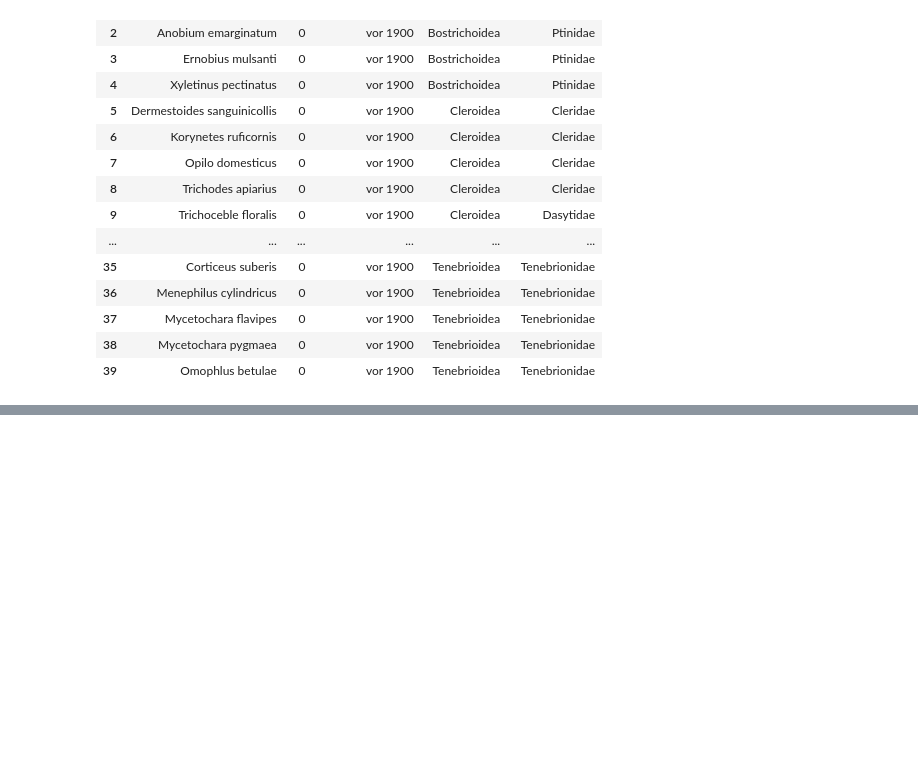
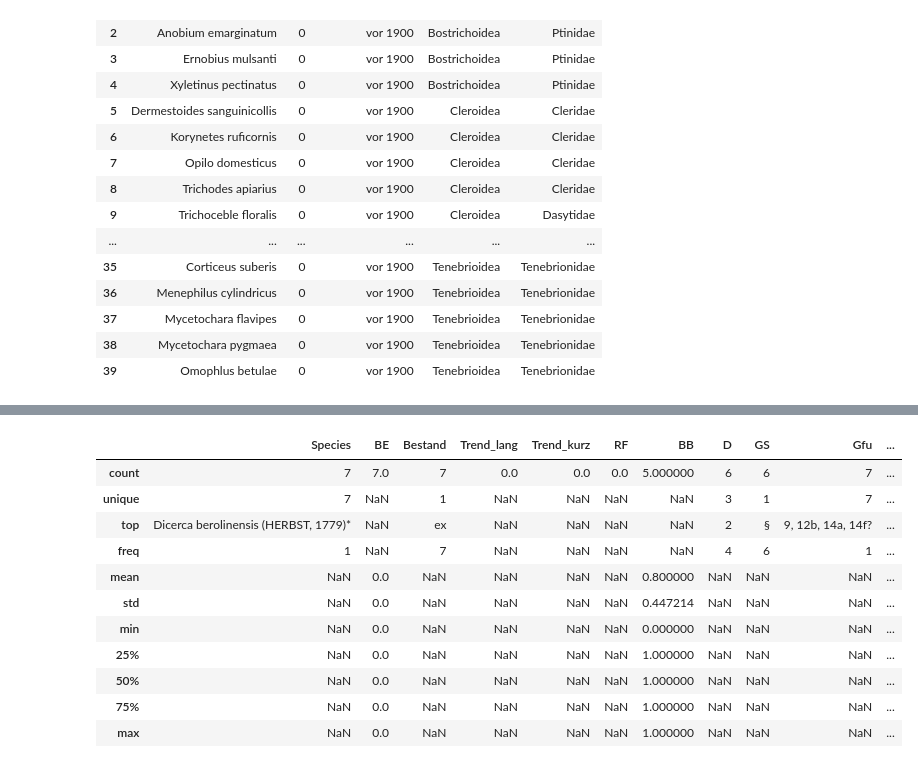
Before and after one commit to Zzzhenya/Berlin-red-list, a Jupyter notebook: Transformation/Raw_csv/Insecta.ipynb, the cells around one changed output, grey strips where cells are left out. Cells and saved outputs as stored; diff of their text form; code cells hidden in the pictures; blank space fills up the shorter version.

```diff
--- a/Transformation/Raw_csv/Insecta.ipynb
+++ b/Transformation/Raw_csv/Insecta.ipynb
@@ -739,0 +740,5 @@ df.to_csv('../../Transformation/Data_cleaning_step1/Coleoptera_Bostrichoidea_Cle
+# %%
+# Read file into dataframe
+
+df = pd.read_csv('Coleoptera_Buprestidae_Prachtkäfer.csv')
+df.head()
@@ -739,0 +752,15 @@ df.to_csv('../../Transformation/Data_cleaning_step1/Coleoptera_Bostrichoidea_Cle
+# %%
+df.describe(include= 'all')
+# %% [output]
+|  | Species | BE | Bestand | Trend_lang | Trend_kurz | RF | BB | D | GS | Gfu | ... |
+| count | 7 | 7.0 | 7 | 0.0 | 0.0 | 0.0 | 5.000000 | 6 | 6 | 7 | ... |
+| unique | 7 | NaN | 1 | NaN | NaN | NaN | NaN | 3 | 1 | 7 | ... |
+| top | Dicerca berolinensis (HERBST, 1779)* | NaN | ex | NaN | NaN | NaN | NaN | 2 | § | 9, 12b, 14a, 14f? | ... |
+| freq | 1 | NaN | 7 | NaN | NaN | NaN | NaN | 4 | 6 | 1 | ... |
+| mean | NaN | 0.0 | NaN | NaN | NaN | NaN | 0.800000 | NaN | NaN | NaN | ... |
+| std | NaN | 0.0 | NaN | NaN | NaN | NaN | 0.447214 | NaN | NaN | NaN | ... |
+| min | NaN | 0.0 | NaN | NaN | NaN | NaN | 0.000000 | NaN | NaN | NaN | ... |
+| 25% | NaN | 0.0 | NaN | NaN | NaN | NaN | 1.000000 | NaN | NaN | NaN | ... |
+| 50% | NaN | 0.0 | NaN | NaN | NaN | NaN | 1.000000 | NaN | NaN | NaN | ... |
+| 75% | NaN | 0.0 | NaN | NaN | NaN | NaN | 1.000000 | NaN | NaN | NaN | ... |
+| max | NaN | 0.0 | NaN | NaN | NaN | NaN | 1.000000 | NaN | NaN | NaN | ... |
```
Also changed, not shown: parts of 16 cells of this notebook.
